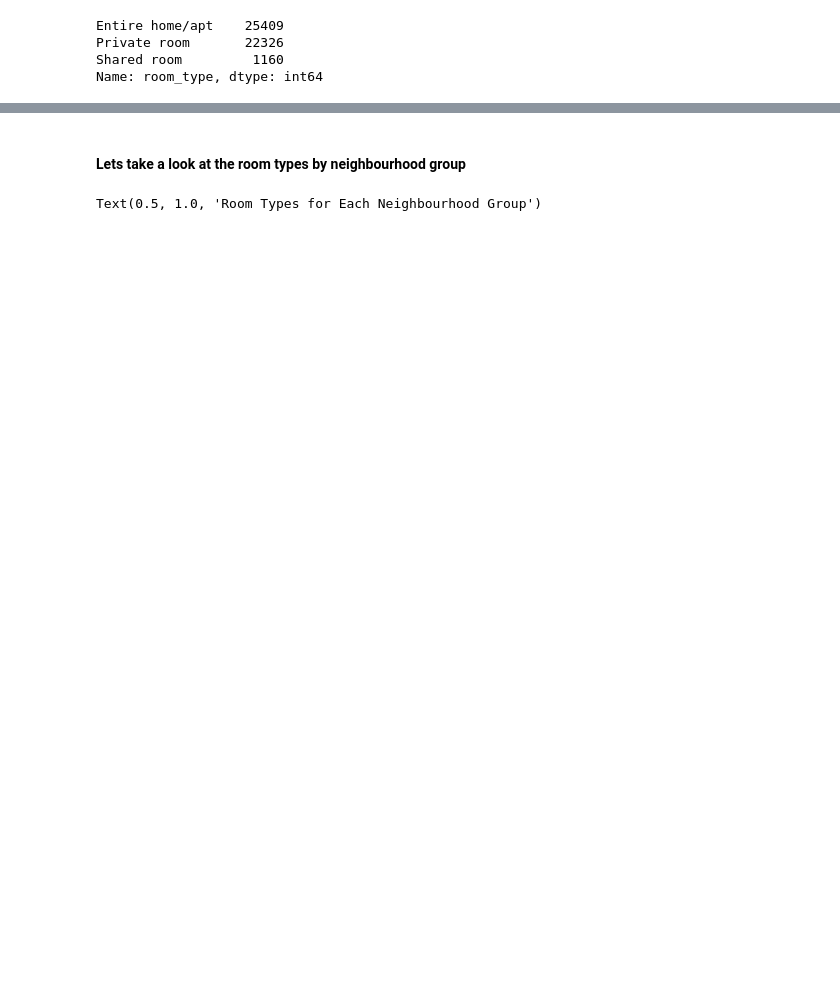
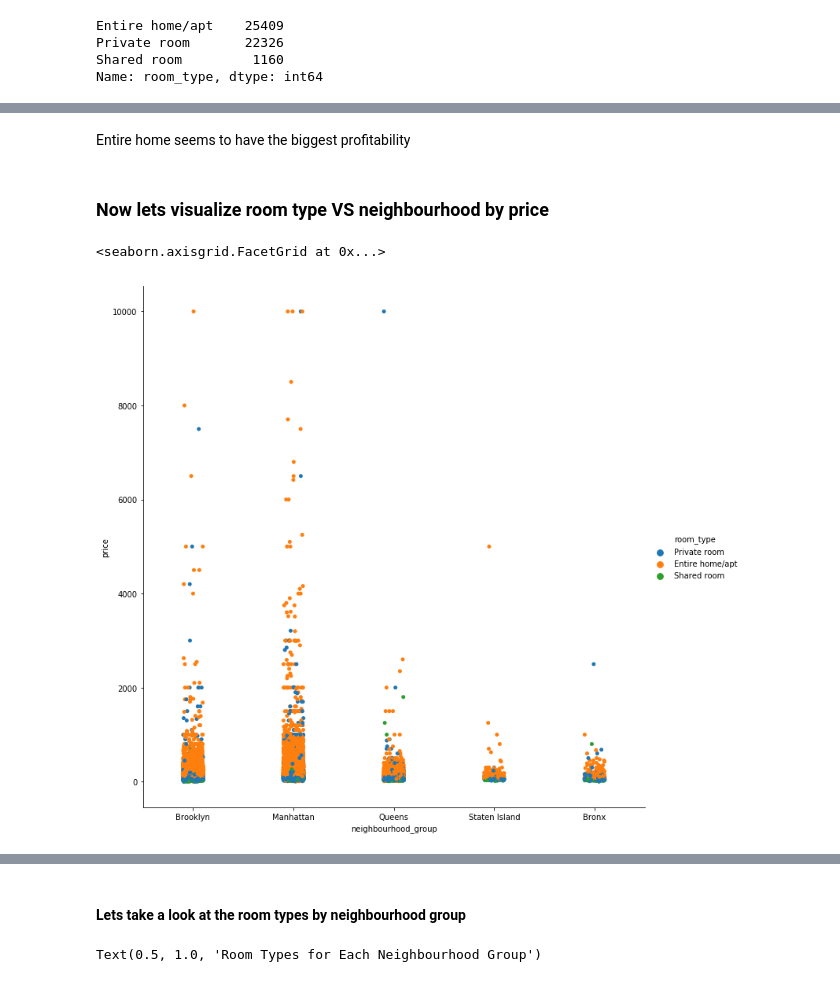
Before and after one commit to leosquintero/Airbnb-data-science-project, a Jupyter notebook: AirBnb EDA.ipynb, the cells around one changed output, grey strips where cells are left out. Saved outputs shown, nothing was run; the diff lists cells and outputs as text; code cells hidden in the pictures; blank space fills up the shorter version.

```diff
--- a/AirBnb EDA.ipynb
+++ b/AirBnb EDA.ipynb
@@ -126,0 +195,9 @@ Name: room_type, dtype: int64
+# %% [markdown]
+Entire home seems to have the biggest profitability
+# %% [markdown]
+### Now lets visualize room type VS neighbourhood by price
+# %%
+sns.catplot('neighbourhood_group', 'price',  hue = 'room_type', data = bnb, height = 10)
+# %% [output]
+<seaborn.axisgrid.FacetGrid at 0x...>
+[figure, added]
```
Also changed, not shown: parts of 27 cells of this notebook.
